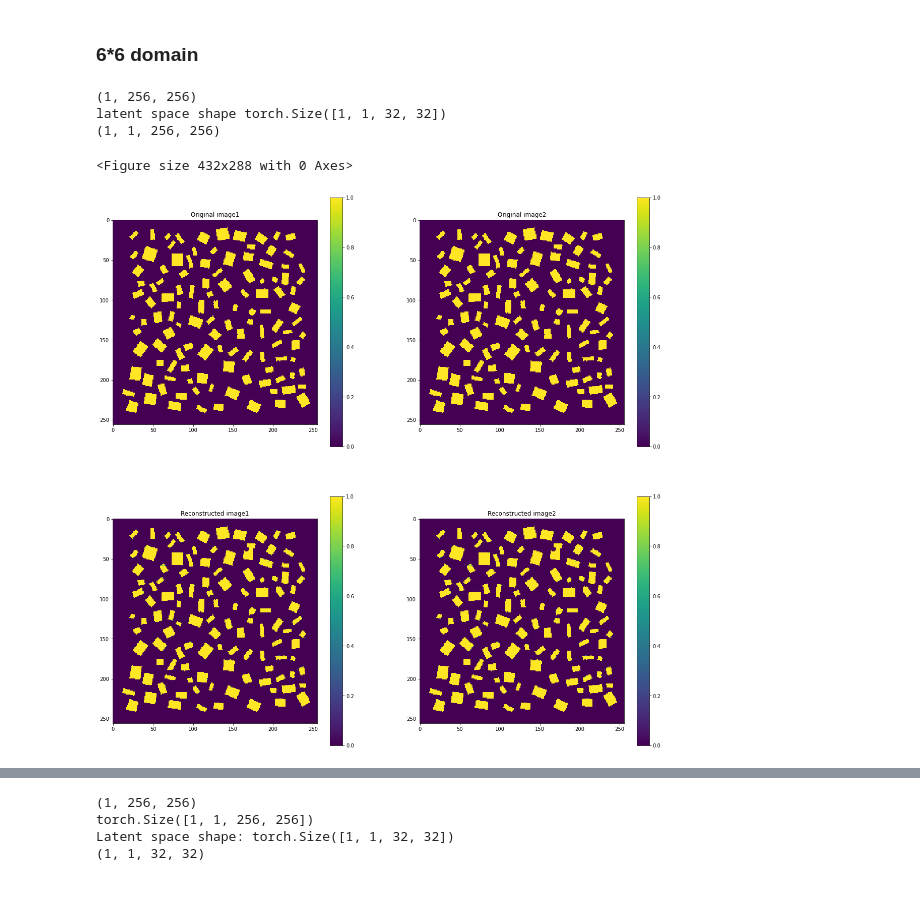
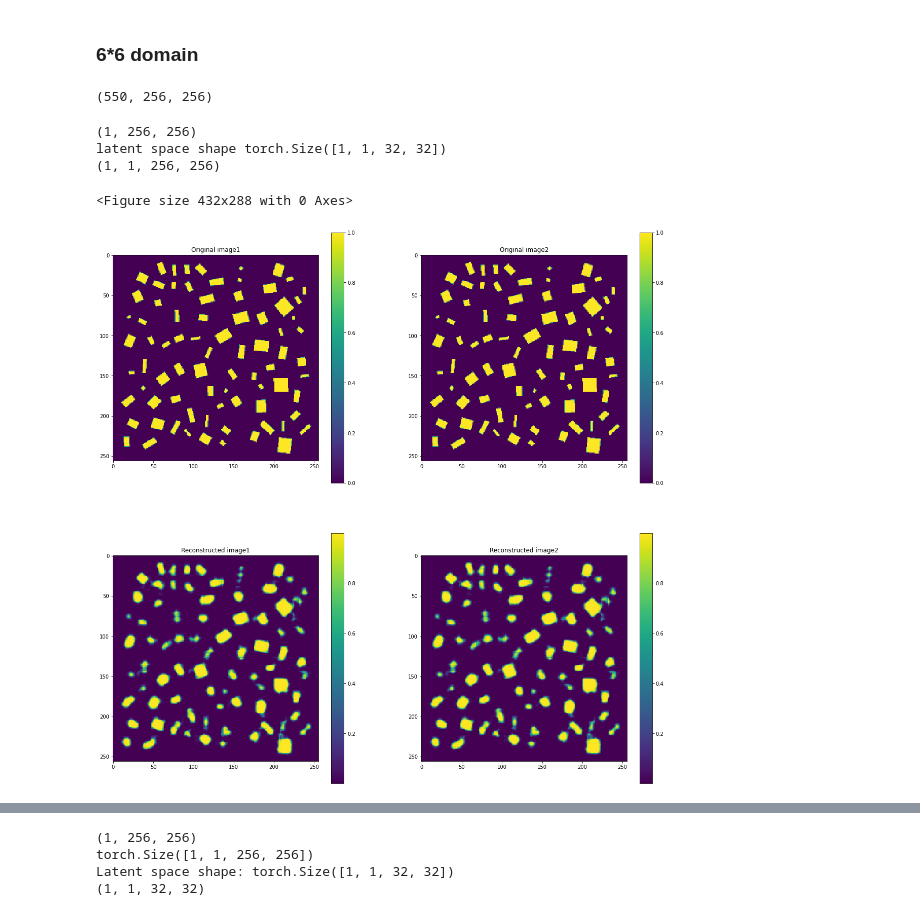
Before and after one commit to guodh321/FlowPassBuilding, a Jupyter notebook: MainCodes/2_Compression_Model_Building.ipynb, the cells around one changed output, grey strips where cells are left out. Drawn from its saved outputs; the diff is of its cells as text; code cells hidden in the pictures.

```diff
--- a/MainCodes/2_Compression_Model_Building.ipynb
+++ b/MainCodes/2_Compression_Model_Building.ipynb
@@ -297,8 +316,6 @@ class Autoencoder(nn.Module):
             nn.LeakyReLU(negative_slope=0.1),
             nn.Conv2d(fist_hidden_layer, 64, kernel_size=2, stride=1, padding=0),
             nn.LeakyReLU(negative_slope=0.1),
-            # nn.Conv2d(64, 32, kernel_size=3, stride=1, padding=1),#5 - Smoothing the change in number of channels; no reduction in output size
-            # nn.LeakyReLU(negative_slope=0.1),
             nn.Conv2d(64, 1, kernel_size=2, stride=2, padding=0),
             nn.LeakyReLU(negative_slope=0.1),
         )
@@ -307,8 +324,6 @@ class Autoencoder(nn.Module):
         self.decoder = nn.Sequential(
             nn.ConvTranspose2d(1, 64, kernel_size=2, stride=2, padding=0),
             nn.LeakyReLU(negative_slope=0.1),
-            # nn.ConvTranspose2d(32, 64, kernel_size=3, stride=1, padding=1),#5 - Smoothing the change in number of channels; no reduction in output size
-            # nn.LeakyReLU(negative_slope=0.1),
             nn.ConvTranspose2d(64, fist_hidden_layer, kernel_size=2, stride=1, padding=0),
             nn.LeakyReLU(negative_slope=0.1),
             nn.ConvTranspose2d(fist_hidden_layer, second_hidden_layer, kernel_size=2, stride=1, padding=1),
@@ -319,9 +334,13 @@ class Autoencoder(nn.Module):
             nn.Sigmoid()
         )
 
+        # Trainable threshold
+        self.threshold = nn.Parameter(torch.tensor(0.5))
+
     def forward(self, x):
         x = self.encoder(x)
         x = self.decoder(x)
+        x = torch.sigmoid((x - self.threshold) * 10)  # Differentiable approximation of step function
         return x
 # %%
 # Check if CUDA is available and set PyTorch to use GPU or CPU accordingly
@@ -356,14 +398,12 @@ Estimated Total Size (MB): 1383.66
 ### Containing kernel size 3
 # %%
 # Define the autoencoder model
-hid1 = 20
-hid2= 40
-hid3 = 80
-hid4 = 80
-hid5 = 40
-hid6 = 20
-
-latent = 8
+hid1 = 20*2
+hid2= 40*2
+hid3 = 80*2
+hid4 = 80*2
+hid5 = 40*2
+hid6 = 20*2
 
 class Autoencoder(nn.Module):
     def __init__(self):
@@ -383,15 +423,15 @@ class Autoencoder(nn.Module):
             nn.LeakyReLU(negative_slope=0.2),
             nn.Conv2d(hid5, hid6, kernel_size=2, stride=2),#6 - reduction by 2
             nn.LeakyReLU(negative_slope=0.2),
-            nn.Conv2d(hid6, latent, kernel_size=3, stride=1, padding=1),#7 - Smoothing the change in number of channels; no reduction in output size
+            nn.Conv2d(hid6, 1, kernel_size=3, stride=1, padding=1),#7 - Smoothing the change in number of channels; no reduction in output size
             #We should finish with the same number of channels of the input (4)
-            nn.LeakyReLU(negative_slope=0.2)
-            # nn.Tanh()
+            # nn.LeakyReLU(negative_slope=0.2)
+            nn.Tanh()
         )
 
         # Decoder
         self.decoder = nn.Sequential(
-            nn.ConvTranspose2d(latent, hid6, kernel_size=3, stride=1, padding=1),# Smoothing the change in number of channels; no increase in output size
+            nn.ConvTranspose2d(1, hid6, kernel_size=3, stride=1, padding=1),# Smoothing the change in number of channels; no increase in output size
             nn.LeakyReLU(negative_slope=0.2),
             nn.ConvTranspose2d(hid6, hid5, kernel_size=2, stride=2),
             nn.LeakyReLU(negative_slope=0.2),
@@ -410,9 +450,7 @@ class Autoencoder(nn.Module):
 
     def forward(self, x):
         x = self.encoder(x)
-        # print(x.shape)
         x = self.decoder(x)
-        # print(x.shape)
         return x
 # %%
 # Check if CUDA is available and set PyTorch to use GPU or CPU accordingly
@@ -539,0 +737,11 @@ class Autoencoder(nn.Module):
+# %%
+# Check if CUDA is available and set PyTorch to use GPU or CPU accordingly
+device = torch.device("cuda" if torch.cuda.is_available() else "cpu")
+
+
+# Instantiate the model
+autoencoder = Autoencoder().to(device)
+
+summary(autoencoder, (1, 256, 256))
+summary(autoencoder, (1, 384, 384))
+summary(autoencoder, (1, 384*2, 384*2))
@@ -693,10 +968,14 @@ Syncing run upbeat-wind-104 to Weights & Biases (docs)
 ## Generate result plots
 # %% [markdown]
 ### 6*6 domain
+# %%
+print(concatenated_data_revalued.shape)
+# %% [output]
+(550, 256, 256)
 # %%
 autoencoder.cpu().eval()
 
-dataP = concatenated_data_revalued
+dataP = concatenated_data_revalued[101:102]
 print(dataP.shape)
 
 size_start = 0
@@ -710,34 +989,34 @@ sub1 = axarr[0][0].imshow(np.rot90(dataP[0, size_start:size_end,size_start:size_
 axarr[0][0].title.set_text('Original image1')
 f.colorbar(sub1, ax=axarr[0][0])
 
 sub2 = axarr[0][1].imshow(np.rot90(dataP[0, size_start:size_end,size_start:size_end], 4), interpolation='none')
 axarr[0][1].title.set_text('Original image2')
 f.colorbar(sub2, ax=axarr[0][1])
 
 data_rotated = np.rot90(dataP[:, size_start:size_end,size_start:size_end], 4).copy()
 
 input_data = torch.from_numpy(data_rotated).unsqueeze(0).float()
 latent_space_output = autoencoder.encoder(input_data.view(1, 1, 256, 256))
 print('latent space shape', latent_space_output.shape)
 res = autoencoder(input_data.view(1, 1, 256, 256))
 output_data = res.detach().numpy()
 print(output_data.shape)
 
 sub3 = axarr[1][0].imshow(output_data[0,0, :,:], interpolation='none')
 axarr[1][0].title.set_text('Reconstructed image1')
 f.colorbar(sub3, ax=axarr[1][0])
 
 sub4 = axarr[1][1].imshow(output_data[0,0, :,:], interpolation='none')
 axarr[1][1].title.set_text('Reconstructed image2')
 f.colorbar(sub4, ax=axarr[1][1])
 
 plt.show()
 # %% [output]
 (1, 256, 256)
 latent space shape torch.Size([1, 1, 32, 32])
 (1, 1, 256, 256)
 <Figure size 432x288 with 0 Axes>
-[figure, old version]
+[figure, new version]
 # %%
 autoencoder.cpu().eval()
 
```
Also changed, not shown: parts of 26 cells of this notebook, 25 other files.
